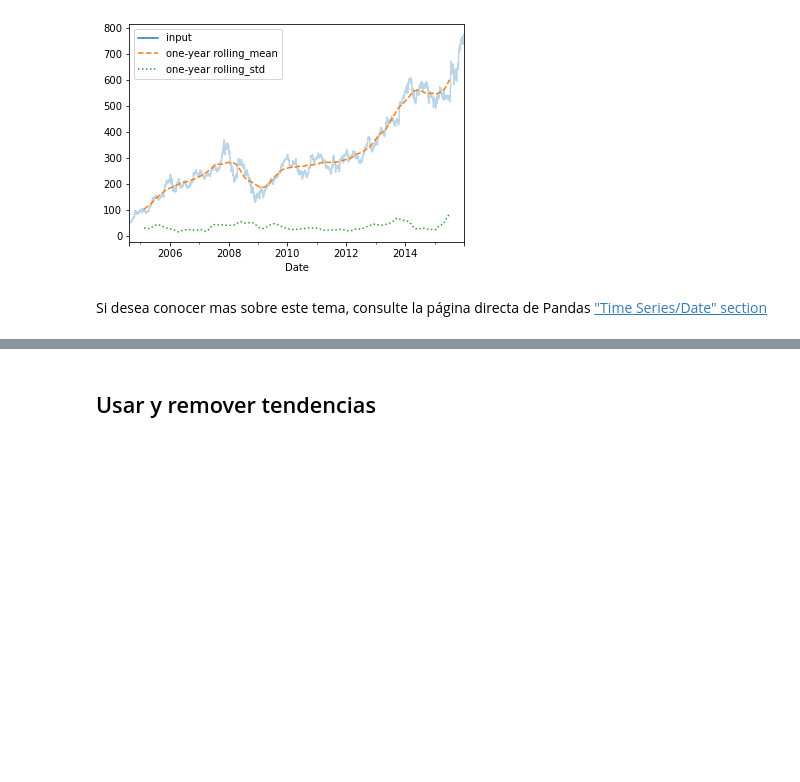
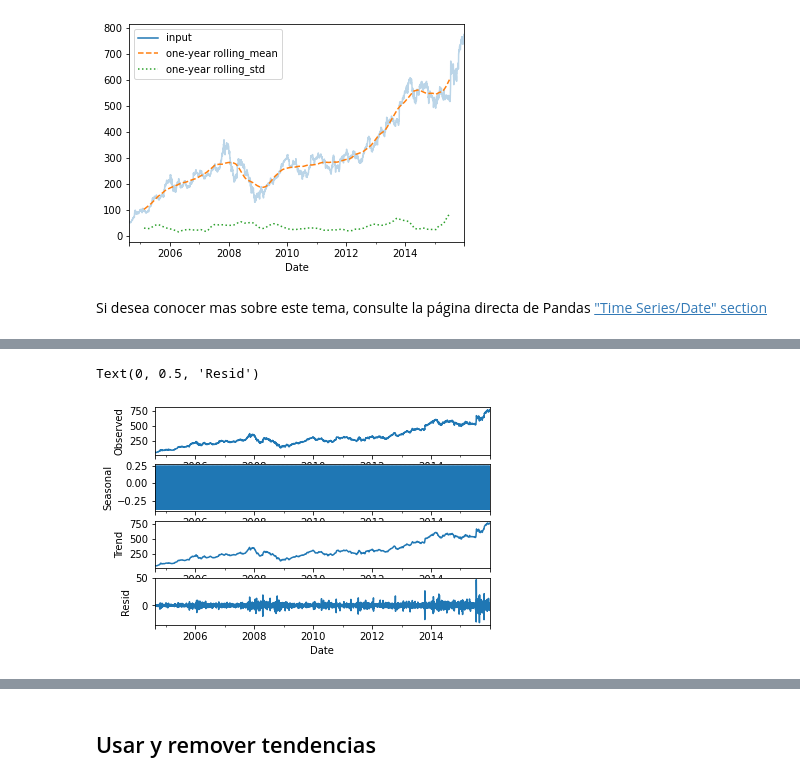
Before and after one commit to sruap1214/EC_Finance, a Jupyter notebook: Notebooks/06_SeriesdeTiempo.ipynb, the cells around one changed output, grey strips where cells are left out. Drawn from its saved outputs; the diff is of its cells as text; code cells hidden in the pictures; blank space fills up the shorter version.

```diff
--- a/Notebooks/06_SeriesdeTiempo.ipynb
+++ b/Notebooks/06_SeriesdeTiempo.ipynb
@@ -351,0 +363,6 @@ Si desea conocer mas sobre este tema, consulte la página directa de Pandas ["Ti
+# %%
+from pandas_datareader import data
+
+goog = data.DataReader('GOOG', start='2004', end='2016',
+                       data_source='yahoo')
+goog.head()
@@ -351,0 +377,24 @@ Si desea conocer mas sobre este tema, consulte la página directa de Pandas ["Ti
+# %%
+from statsmodels.tsa.seasonal import seasonal_decompose
+import matplotlib.pyplot as plt
+# seasonla decompose need freq
+CloseStockGoogle = goog['Close'].asfreq('D', method='pad')
+result = seasonal_decompose(CloseStockGoogle, model='additive')
+
+fig, ax = plt.subplots(4)
+
+result.observed.plot(ax=ax[0])
+result.seasonal.plot(ax=ax[1])
+result.trend.plot(ax=ax[2])
+result.resid.plot(ax=ax[3])
+
+ax[0].set_ylabel("Observed")
+
+ax[1].set_ylabel("Seasonal")
+
+ax[2].set_ylabel("Trend")
+
+ax[3].set_ylabel("Resid")
+# %% [output]
+Text(0, 0.5, 'Resid')
+[figure, added]
```
Also changed, not shown: parts of 6 cells of this notebook, 1 other file.
